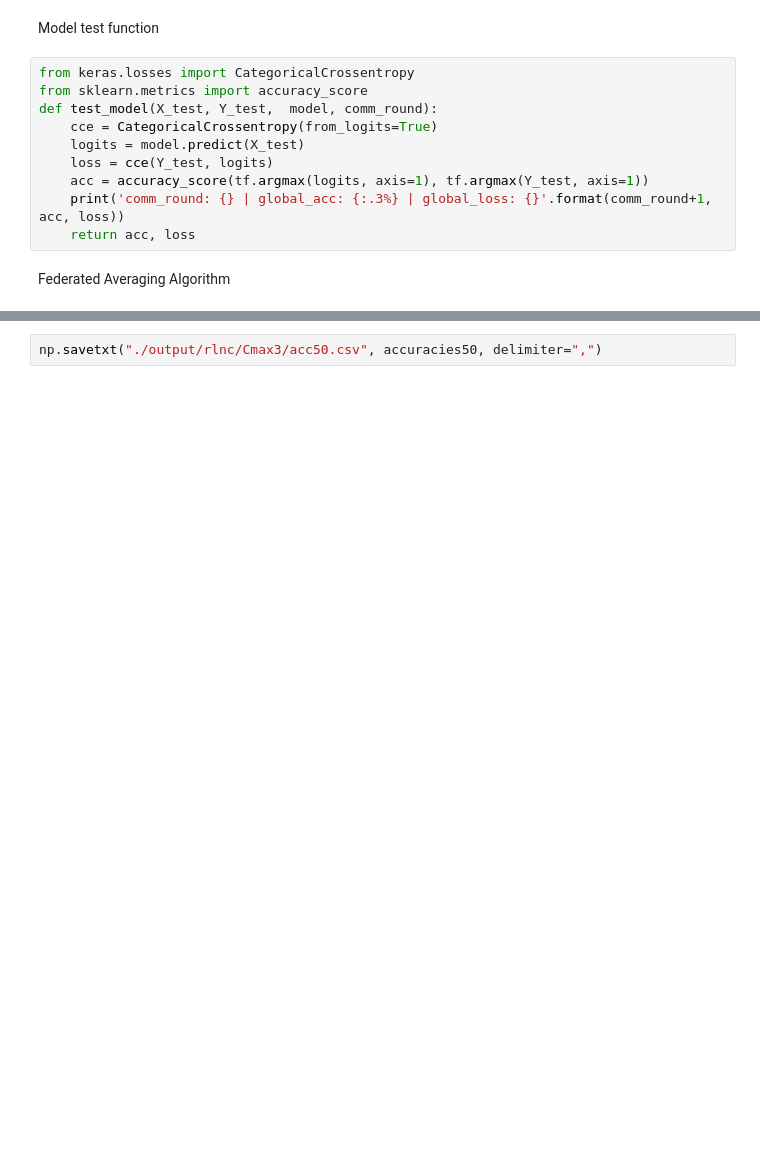
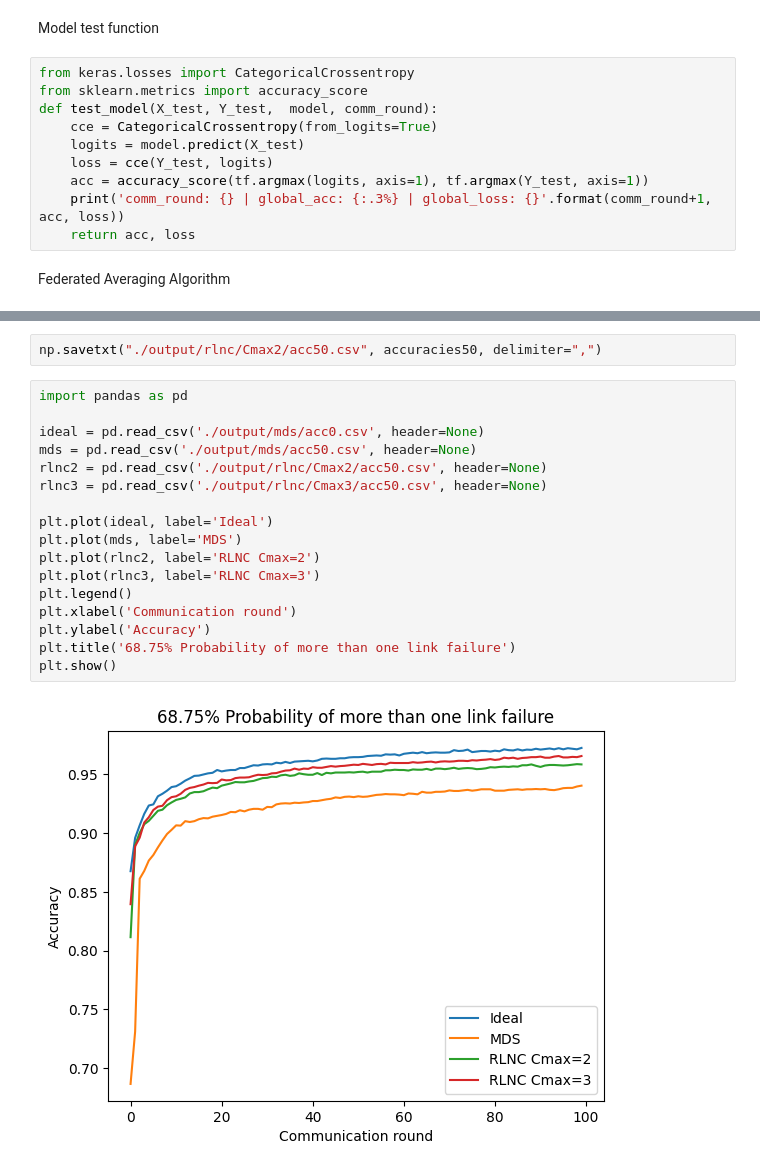
Before and after one commit to MdNaseerHussain/FedML, a Jupyter notebook: RLNC.ipynb, the cells around one changed output, grey strips where cells are left out. Cells and saved outputs as stored; diff of their text form; blank space fills up the shorter version.

Commit message:
Cmax2 per 0.5 computed

```diff
--- a/RLNC.ipynb
+++ b/RLNC.ipynb
@@ -303,2 +303,21 @@ comm_round: 100 | global_acc: 96.571% | global_loss: 1.5233961343765259
 # %%
-np.savetxt("./output/rlnc/Cmax3/acc50.csv", accuracies50, delimiter=",")
+np.savetxt("./output/rlnc/Cmax2/acc50.csv", accuracies50, delimiter=",")
+# %%
+import pandas as pd
+
+ideal = pd.read_csv('./output/mds/acc0.csv', header=None)
+mds = pd.read_csv('./output/mds/acc50.csv', header=None)
+rlnc2 = pd.read_csv('./output/rlnc/Cmax2/acc50.csv', header=None)
+rlnc3 = pd.read_csv('./output/rlnc/Cmax3/acc50.csv', header=None)
+
+plt.plot(ideal, label='Ideal')
+plt.plot(mds, label='MDS')
+plt.plot(rlnc2, label='RLNC Cmax=2')
+plt.plot(rlnc3, label='RLNC Cmax=3')
+plt.legend()
+plt.xlabel('Communication round')
+plt.ylabel('Accuracy')
+plt.title('68.75% Probability of more than one link failure')
+plt.show()
+# %% [output]
+[figure, added]
```
Also changed, not shown: parts of 3 cells of this notebook, 2 other files.
